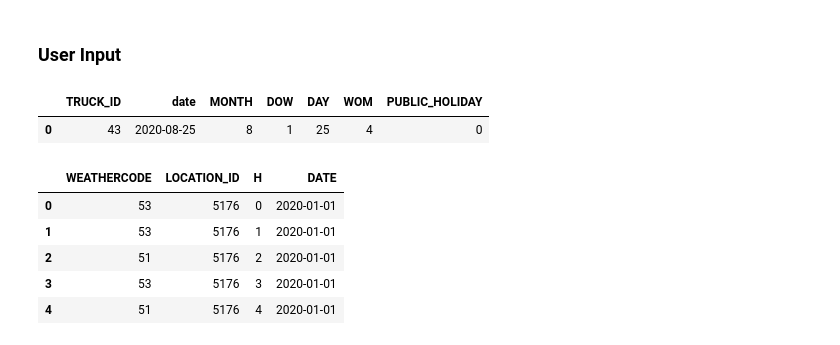
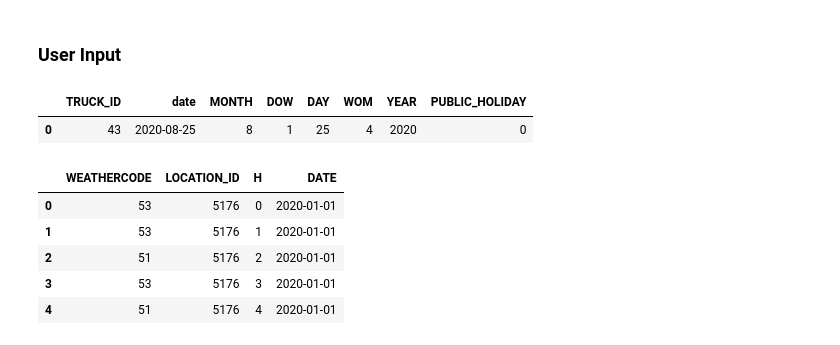
Before and after one commit to jkyxd/ICP_Group3, a Jupyter notebook: ICP Finalized Prototype.ipynb, the cells around one changed output. Saved outputs shown, nothing was run; the diff lists cells and outputs as text; code cells hidden in the pictures.

```diff
--- a/ICP Finalized Prototype.ipynb
+++ b/ICP Finalized Prototype.ipynb
@@ -1274,6 +1553,7 @@ df['MONTH'] = df['date'].dt.month
 df['DOW'] = df['date'].dt.weekday
 df['DAY'] = df['date'].dt.day
 df['WOM'] = (df['DAY'] - 1) // 7 + 1
+df['YEAR'] = df['date'].dt.year
 
 public_holidays = [
      {'Month': 7, 'Day': 4, 'DOW': None, 'WOM': None},  # 4th of July
@@ -1282,35 +1562,35 @@ public_holidays = [
     {'Month': 10, 'Day': None, 'DOW': '0', 'WOM': 2},  # Columbus Day (second Monday in October)
     {'Month': 6, 'Day': 19, 'DOW': None, 'WOM': None},  # Juneteenth
     {'Month': 9, 'Day': None, 'DOW': '0', 'WOM': 1},  # Labor Day (first Monday in September)
     {'Month': 1, 'Day': None, 'DOW': '0', 'WOM': 3},  # Martin Luther King, Jr. Day (third Monday in January)
     {'Month': 5, 'Day': None, 'DOW': '0', 'WOM': -1},  # Memorial Day (last Monday in May)
     {'Month': 1, 'Day': 1, 'DOW': None, 'WOM': None},  # New Year's Day
     {'Month': 12, 'Day': 31, 'DOW': None, 'WOM': None},  # New Year's Eve
     {'Month': 11, 'Day': None, 'DOW': '3', 'WOM': 4},  # Thanksgiving Day (fourth Thursday in November)
     {'Month': 11, 'Day': None, 'DOW': '2', 'WOM': 4},  # Thanksgiving Eve (fourth Wednesday in November)
     {'Month': 2, 'Day': 14, 'DOW': None, 'WOM': None},  # Valentine's Day
     {'Month': 11, 'Day': 11, 'DOW': None, 'WOM': None},  # Veterans Day
     {'Month': 10, 'Day': 31, 'DOW': None, 'WOM': None},  # Halloween
     {'Month': 3, 'Day': 17, 'DOW': None, 'WOM': None},  # St. Patrick's Day
     {'Month': 11, 'Day': 25, 'DOW': '4', 'WOM': None},  # Black Friday
     {'Month': 12, 'Day': 26, 'DOW': None, 'WOM': None},  # Boxing Day
 ]
 
 # Iterate over the public holidays and create the 'public_holiday' column
 df['PUBLIC_HOLIDAY'] = 0  # Initialize the column with 0 (not a public holiday)
 for holiday in public_holidays:
     month_mask = df['date'].dt.month == holiday['Month']
     day_mask = df['date'].dt.day == holiday['Day']
     dow_mask = df['date'].dt.dayofweek == int(holiday['DOW']) if holiday['DOW'] is not None else True
     wom_mask = (df['date'].dt.day - 1) // 7 + 1 == holiday['WOM'] if holiday['WOM'] is not None else True
 
     mask = month_mask & day_mask & dow_mask & wom_mask
     df.loc[mask, 'PUBLIC_HOLIDAY'] = 1
 
 df.head()
 # %% [output]
-|  | TRUCK_ID | date | MONTH | DOW | DAY | WOM | PUBLIC_HOLIDAY |
-| 0 | 43 | 2020-08-25 | 8 | 1 | 25 | 4 | 0 |
+|  | TRUCK_ID | date | MONTH | DOW | DAY | WOM | YEAR | PUBLIC_HOLIDAY |
+| 0 | 43 | 2020-08-25 | 8 | 1 | 25 | 4 | 2020 | 0 |
 # %%
 #schema get Truck table + Location table, get location id, City + region
 session.use_schema("RAW_POS")
```
Also changed, not shown: parts of 26 cells of this notebook.
